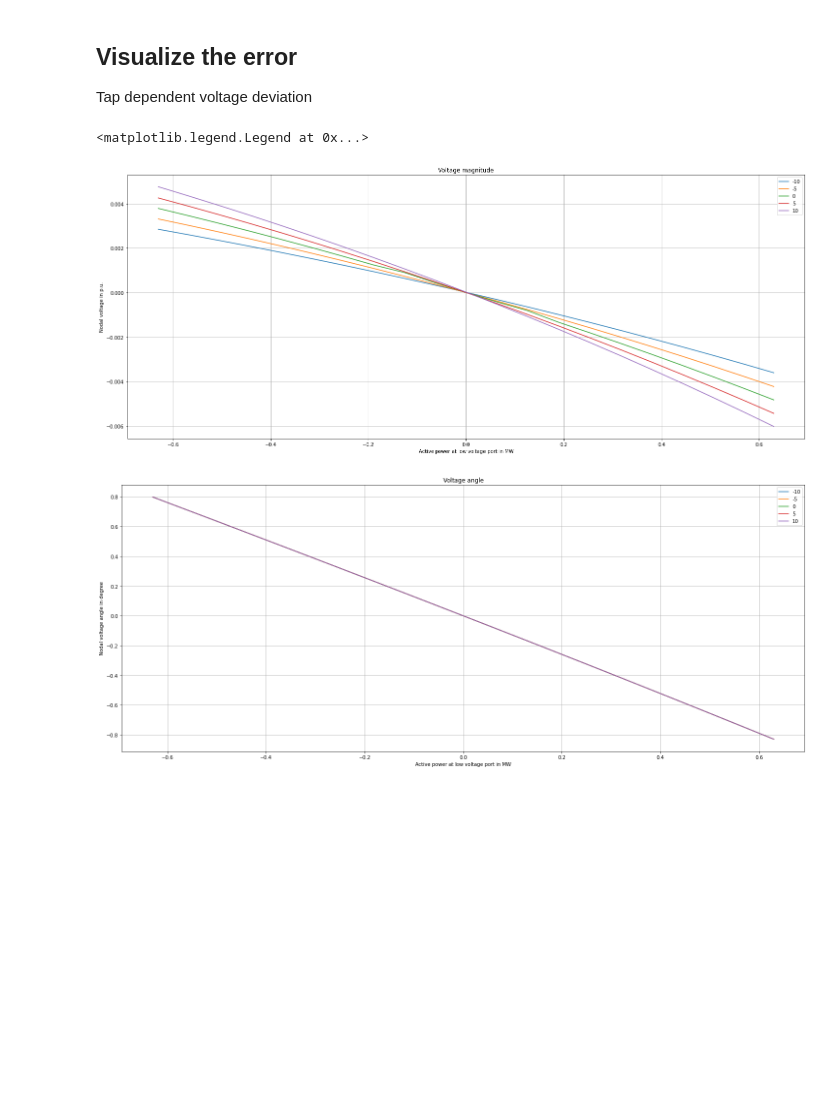
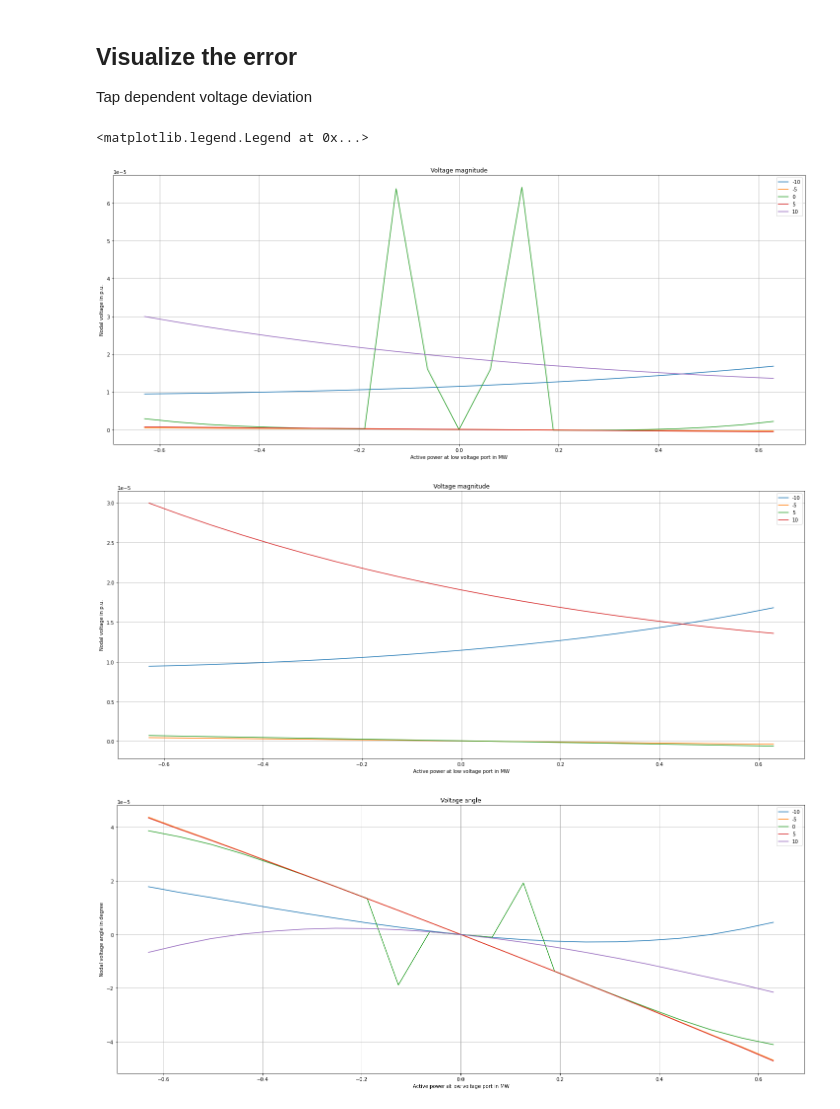
Before and after one commit to ckittl/transformerCalculationValidation, a Jupyter notebook: validation/comparison/two_winding/tap_lv/PowerFactoryVsPandaPower.ipynb, the cells around one changed output. Drawn from its saved outputs; the diff is of its cells as text; code cells hidden in the pictures; blank space fills up the shorter version.

Commit message:
Comparing PowerFactory and pandapower -- really weird results...

```diff
--- a/validation/comparison/two_winding/tap_lv/PowerFactoryVsPandaPower.ipynb
+++ b/validation/comparison/two_winding/tap_lv/PowerFactoryVsPandaPower.ipynb
@@ -86,20 +86,16 @@ if not os.path.exists(diff_result_file):
     #                                       csv_file_path=diff_csv_file, col_sep=",")
 
 # ===== Group results by tap position =====
-tap_to_result = defaultdict(list)
+tap_to_diff = defaultdict(list)
 for d in diff:
-    tap_to_result[d['tap_pos']].append(d)
+    tap_to_diff[d['tap_pos']].append(d)
 
 # ===== Calculate measures per tap =====
 tap_to_error = []
 tap_range = range(-10, 10 + 1)
-tap_to_delta_v_mag_pu = {str(tap_pos): [] for tap_pos in tap_range}  # Voltage magnitude at low voltage node
-tap_to_delta_v_ang_degree = {str(tap_pos): [] for tap_pos in tap_range}  # Voltage magnitude at low voltage node
-for tap, results in tap_to_result.items():
+for tap, results in tap_to_diff.items():
     v_lv_pu = list(map(lambda r: r['result'].v_lv_pu, results))
     v_ang_lv_degree = list(map(lambda r: r['result'].v_ang_lv_degree, results))
-    tap_to_delta_v_mag_pu[str(tap)] = v_lv_pu
-    tap_to_delta_v_ang_degree[str(tap)] = v_ang_lv_degree
 
     delta_v_lv_max = max(v_lv_pu)
     delta_v_lv_min = min(v_lv_pu)
@@ -155,28 +151,40 @@ Tap dependent voltage deviation
 # %%
 fig_tap_mag, ax_tap_mag = plt.subplots(figsize=(25, 10))
 ax_tap_mag.set_title('Voltage magnitude')
 ax_tap_mag.set_xlabel('Active power at low voltage port in MW')
 ax_tap_mag.set_ylabel('Nodal voltage in p.u.')
 ax_tap_mag.grid()
-ax_tap_mag.plot(np.array(p_lv_mw), np.array(tap_to_delta_v_mag_pu['-10']), label='-10')
-ax_tap_mag.plot(np.array(p_lv_mw), np.array(tap_to_delta_v_mag_pu['-5']), label='-5')
-ax_tap_mag.plot(np.array(p_lv_mw), np.array(tap_to_delta_v_mag_pu['0']), label='0')
-ax_tap_mag.plot(np.array(p_lv_mw), np.array(tap_to_delta_v_mag_pu['5']), label='5')
-ax_tap_mag.plot(np.array(p_lv_mw), np.array(tap_to_delta_v_mag_pu['10']), label='10')
+ax_tap_mag.plot(np.array(p_lv_mw), np.array(list(map(lambda r: r['result'].v_lv_pu, tap_to_diff[-10]))), label='-10')
+ax_tap_mag.plot(np.array(p_lv_mw), np.array(list(map(lambda r: r['result'].v_lv_pu, tap_to_diff[-5]))), label='-5')
+ax_tap_mag.plot(np.array(p_lv_mw), np.array(list(map(lambda r: r['result'].v_lv_pu, tap_to_diff[0]))), label='0')
+ax_tap_mag.plot(np.array(p_lv_mw), np.array(list(map(lambda r: r['result'].v_lv_pu, tap_to_diff[5]))), label='5')
+ax_tap_mag.plot(np.array(p_lv_mw), np.array(list(map(lambda r: r['result'].v_lv_pu, tap_to_diff[10]))), label='10')
 ax_tap_mag.legend()
+
+fig_tap_mag_wo0, ax_tap_mag_wo0 = plt.subplots(figsize=(25, 10))
+ax_tap_mag_wo0.set_title('Voltage magnitude')
+ax_tap_mag_wo0.set_xlabel('Active power at low voltage port in MW')
+ax_tap_mag_wo0.set_ylabel('Nodal voltage in p.u.')
+ax_tap_mag_wo0.grid()
+ax_tap_mag_wo0.plot(np.array(p_lv_mw), np.array(list(map(lambda r: r['result'].v_lv_pu, tap_to_diff[-10]))), label='-10')
+ax_tap_mag_wo0.plot(np.array(p_lv_mw), np.array(list(map(lambda r: r['result'].v_lv_pu, tap_to_diff[-5]))), label='-5')
+ax_tap_mag_wo0.plot(np.array(p_lv_mw), np.array(list(map(lambda r: r['result'].v_lv_pu, tap_to_diff[5]))), label='5')
+ax_tap_mag_wo0.plot(np.array(p_lv_mw), np.array(list(map(lambda r: r['result'].v_lv_pu, tap_to_diff[10]))), label='10')
+ax_tap_mag_wo0.legend()
 
 fig_tap_ang, ax_tap_ang = plt.subplots(figsize=(25, 10))
 ax_tap_ang.set_title('Voltage angle')
 ax_tap_ang.set_xlabel('Active power at low voltage port in MW')
 ax_tap_ang.set_ylabel('Nodal voltage angle in degree')
 ax_tap_ang.grid()
-ax_tap_ang.plot(np.array(p_lv_mw), np.array(tap_to_delta_v_ang_degree['-10']), label='-10')
-ax_tap_ang.plot(np.array(p_lv_mw), np.array(tap_to_delta_v_ang_degree['-5']), label='-5')
-ax_tap_ang.plot(np.array(p_lv_mw), np.array(tap_to_delta_v_ang_degree['0']), label='0')
-ax_tap_ang.plot(np.array(p_lv_mw), np.array(tap_to_delta_v_ang_degree['5']), label='5')
-ax_tap_ang.plot(np.array(p_lv_mw), np.array(tap_to_delta_v_ang_degree['10']), label='10')
+ax_tap_ang.plot(np.array(p_lv_mw), np.array(list(map(lambda r: r['result'].v_ang_lv_degree, tap_to_diff[-10]))), label='-10')
+ax_tap_ang.plot(np.array(p_lv_mw), np.array(list(map(lambda r: r['result'].v_ang_lv_degree, tap_to_diff[-5]))), label='-5')
+ax_tap_ang.plot(np.array(p_lv_mw), np.array(list(map(lambda r: r['result'].v_ang_lv_degree, tap_to_diff[0]))), label='0')
+ax_tap_ang.plot(np.array(p_lv_mw), np.array(list(map(lambda r: r['result'].v_ang_lv_degree, tap_to_diff[5]))), label='5')
+ax_tap_ang.plot(np.array(p_lv_mw), np.array(list(map(lambda r: r['result'].v_ang_lv_degree, tap_to_diff[10]))), label='10')
 ax_tap_ang.legend()
 # %% [output]
 <matplotlib.legend.Legend at 0x...>
-[figure, old version]
+[figure, new version]
-[figure, old version]
+[figure, new version]
+[figure, added]
```
Also changed, not shown: parts of 1 cell of this notebook, 1 other file.
